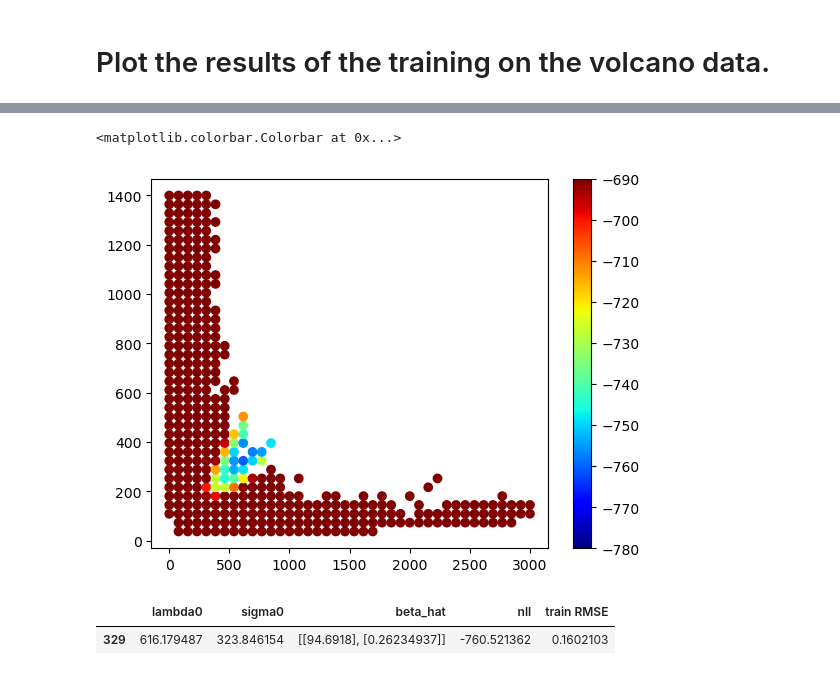
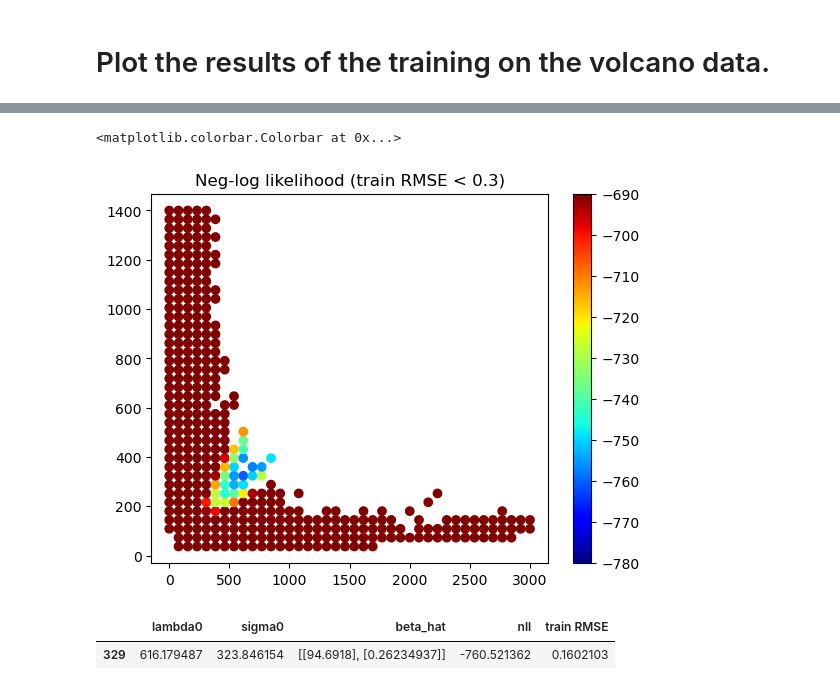
Before and after one commit to CedricTravelletti/VolcapyProd, a Jupyter notebook: reporting/universal_kriging/plotting/plot_training_niklas_data.ipynb, the cells around one changed output, grey strips where cells are left out. Saved outputs shown, nothing was run; the diff lists cells and outputs as text; code cells hidden in the pictures.

```diff
--- a/reporting/universal_kriging/plotting/plot_training_niklas_data.ipynb
+++ b/reporting/universal_kriging/plotting/plot_training_niklas_data.ipynb
@@ -53,10 +52,11 @@ plt.colorbar()
 # %%
 filtered_df = train_df[train_df['train RMSE'] <=0.3]
 plt.scatter(filtered_df['lambda0'], filtered_df['sigma0'], c=filtered_df['nll'], vmax=-690, vmin=-780, cmap='jet')
+plt.title("Neg-log likelihood (train RMSE < 0.3)")
 plt.colorbar()
 # %% [output]
 <matplotlib.colorbar.Colorbar at 0x...>
-[figure, old version]
+[figure, new version]
 # %%
 filtered_df[filtered_df['nll'] == filtered_df['nll'].min()]
 # %% [output]
```
Also changed, not shown: parts of 25 cells of this notebook.
